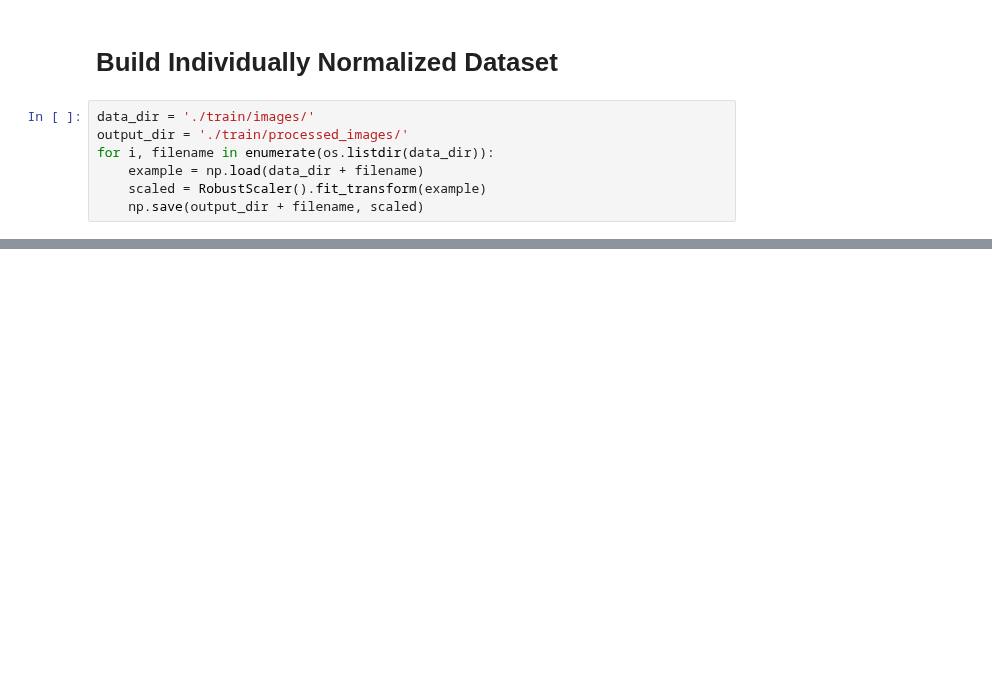
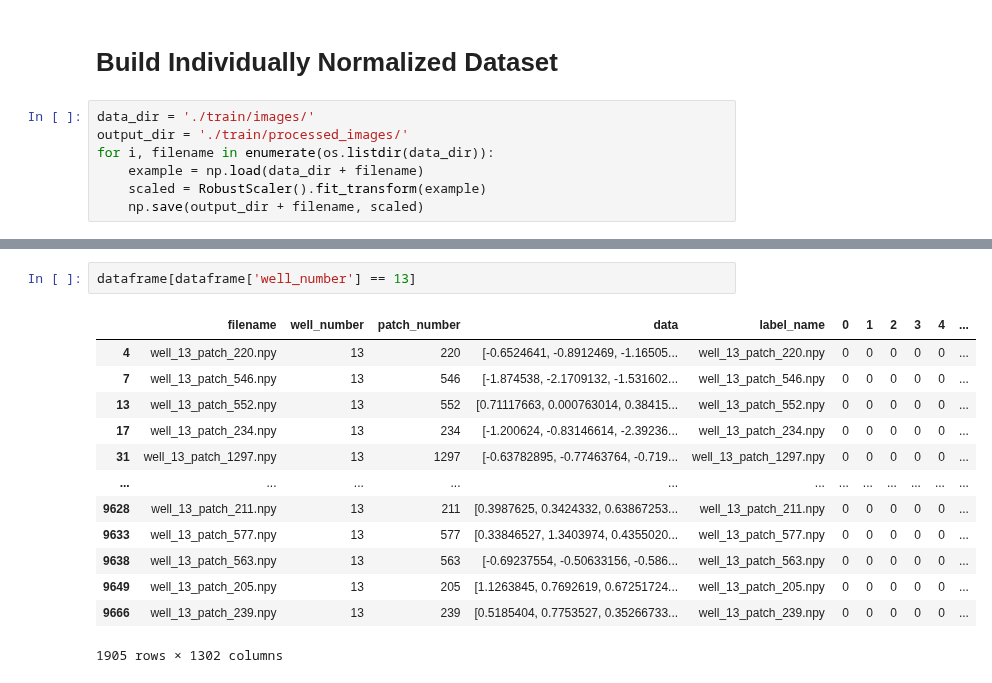
Before and after one commit to EllingtonKirby/Pipe-Corrosion-Detection, a Jupyter notebook: exploration.ipynb, the cells around one changed output, grey strips where cells are left out. Saved outputs shown, nothing was run; the diff lists cells and outputs as text; blank space fills up the shorter version.

```diff
--- a/exploration.ipynb
+++ b/exploration.ipynb
@@ -860,0 +888,16 @@ for i, filename in enumerate(os.listdir(data_dir)):
+# %%
+dataframe[dataframe['well_number'] == 13]
+# %% [output]
+|  | filename | well_number | patch_number | data | label_name | 0 | 1 | 2 | 3 | 4 | ... |
+| 4 | well_13_patch_220.npy | 13 | 220 | [-0.6524641, -0.8912469, -1.16505... | well_13_patch_220.npy | 0 | 0 | 0 | 0 | 0 | ... |
+| 7 | well_13_patch_546.npy | 13 | 546 | [-1.874538, -2.1709132, -1.531602... | well_13_patch_546.npy | 0 | 0 | 0 | 0 | 0 | ... |
+| 13 | well_13_patch_552.npy | 13 | 552 | [0.71117663, 0.000763014, 0.38415... | well_13_patch_552.npy | 0 | 0 | 0 | 0 | 0 | ... |
+| 17 | well_13_patch_234.npy | 13 | 234 | [-1.200624, -0.83146614, -2.39236... | well_13_patch_234.npy | 0 | 0 | 0 | 0 | 0 | ... |
+| 31 | well_13_patch_1297.npy | 13 | 1297 | [-0.63782895, -0.77463764, -0.719... | well_13_patch_1297.npy | 0 | 0 | 0 | 0 | 0 | ... |
+| ... | ... | ... | ... | ... | ... | ... | ... | ... | ... | ... | ... |
+| 9628 | well_13_patch_211.npy | 13 | 211 | [0.3987625, 0.3424332, 0.63867253... | well_13_patch_211.npy | 0 | 0 | 0 | 0 | 0 | ... |
+| 9633 | well_13_patch_577.npy | 13 | 577 | [0.33846527, 1.3403974, 0.4355020... | well_13_patch_577.npy | 0 | 0 | 0 | 0 | 0 | ... |
+| 9638 | well_13_patch_563.npy | 13 | 563 | [-0.69237554, -0.50633156, -0.586... | well_13_patch_563.npy | 0 | 0 | 0 | 0 | 0 | ... |
+| 9649 | well_13_patch_205.npy | 13 | 205 | [1.1263845, 0.7692619, 0.67251724... | well_13_patch_205.npy | 0 | 0 | 0 | 0 | 0 | ... |
+| 9666 | well_13_patch_239.npy | 13 | 239 | [0.5185404, 0.7753527, 0.35266733... | well_13_patch_239.npy | 0 | 0 | 0 | 0 | 0 | ... |
+1905 rows × 1302 columns
```
Also changed, not shown: parts of 3 cells of this notebook, 4 other files.
